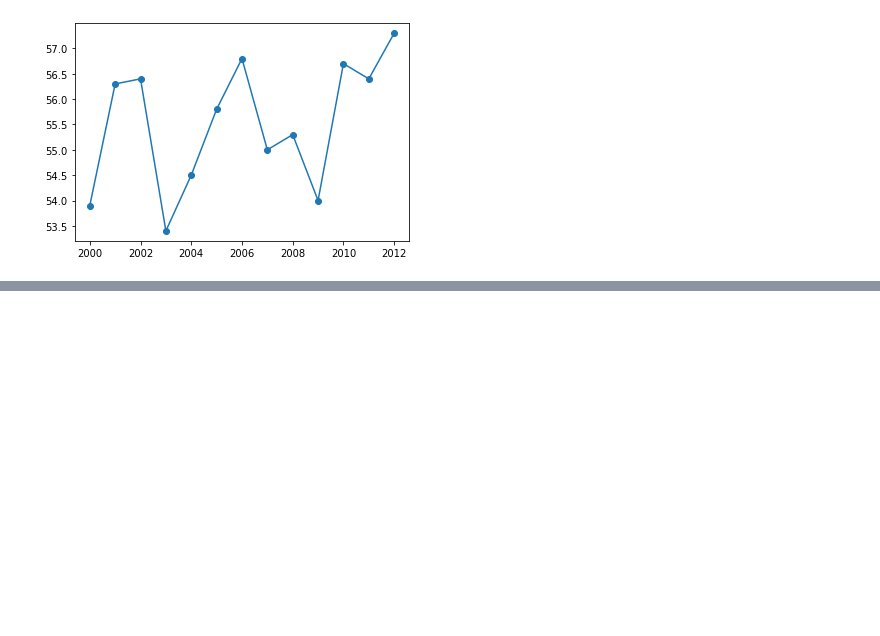
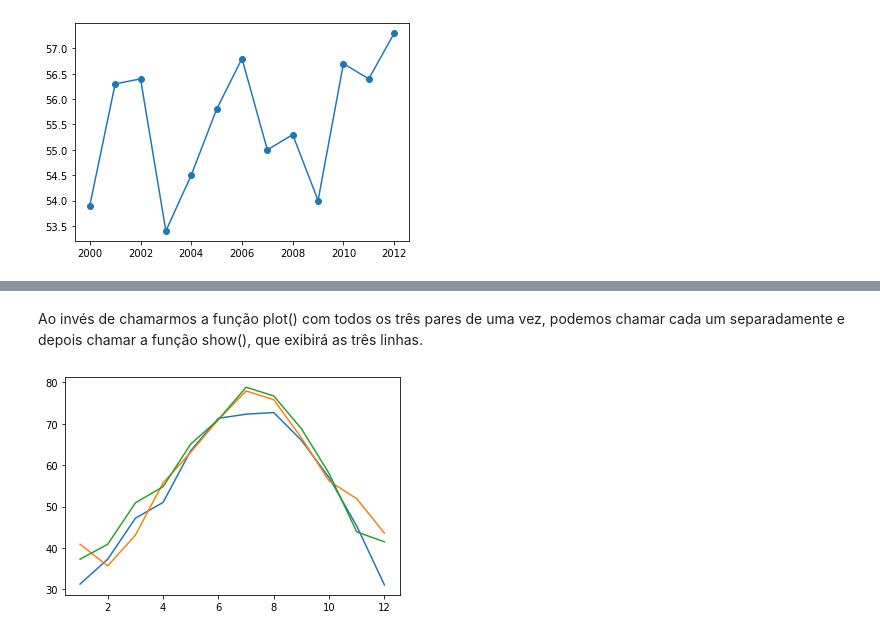
Before and after one commit to alexiaca/mentores-python, a Jupyter notebook: Python06.ipynb, the cells around one changed output, grey strips where cells are left out. Drawn from its saved outputs; the diff is of its cells as text; code cells hidden in the pictures; blank space fills up the shorter version.

```diff
--- a/Python06.ipynb
+++ b/Python06.ipynb
@@ -101,0 +137,9 @@ plot (anos, temp_ny, marker = "o")
+# %% [markdown]
+Ao invés de chamarmos a função plot() com todos os três pares de uma vez, podemos chamar cada um separadamente e depois chamar a função show(), que exibirá as três linhas.
+# %%
+plot(meses, temp_2000)
+plot(meses, temp_2006)
+plot(meses, temp_2012)
+show()
+# %% [output]
+[figure, added]
```
Also changed, not shown: parts of 16 cells of this notebook.
